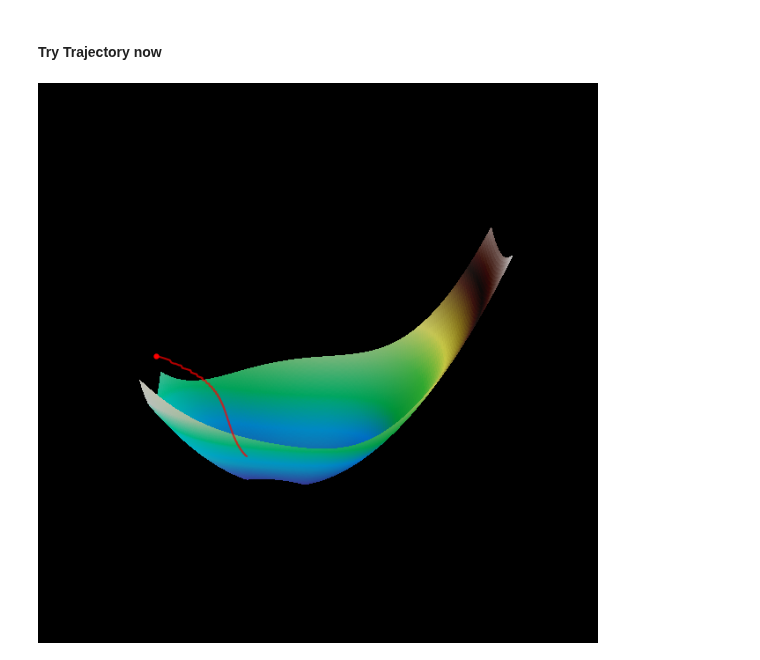
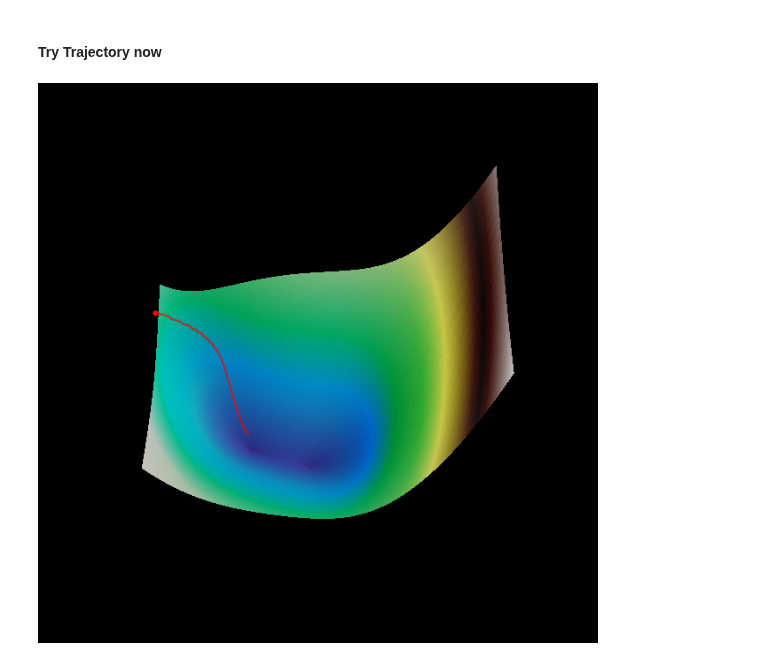
Before and after one commit to liammcs10/AQUA_project, a Jupyter notebook: surface_plots_testing.ipynb, the cells around one changed output. Saved outputs shown, nothing was run; the diff lists cells and outputs as text; code cells hidden in the pictures.

Commit message:
surface_plots_testing

```diff
--- a/surface_plots_testing.ipynb
+++ b/surface_plots_testing.ipynb
@@ -88,32 +88,32 @@ if ANIMATE:
 T = 0.5 #s
 
 I_h = 20
 
 v_min = -80         # RS['v_r'] - 10
 v_max = 0.        # RS['v_peak'] + 5
 v_coords = np.linspace(v_min, v_max, V_resolution)
 
 u_min = -200.
 u_max = 200.
 u_coords = np.linspace(u_min, u_max, U_resolution)
 
 V, U = np.meshgrid(v_coords, u_coords)
 
 W = np.zeros(np.shape(V))
 
 Z_surf = make_Z(V, U, W, I_h, dt, batch)
 
 
 # plot the initial surface
 fig, ax = plt.subplots(1, 1, figsize = (8, 8),
                        subplot_kw = dict(projection = '3d', facecolor = 'k'),
                         facecolor = 'k')
 
 surf = plot_surface(ax, V, U, Z_surf)
-ax.view_init(elev = 10, azim = 270)
+ax.view_init(elev = 40, azim = 270)
 
 # plot the trajectory on top
 x_start = np.array([-80, 100, 0])
 fig, ax, new_ax = draw_trajectory(x_start, RS, T, dt, I_h, V, U, Z_surf, fig, ax)
 # %% [output]
-[figure, old version]
+[figure, new version]
```
